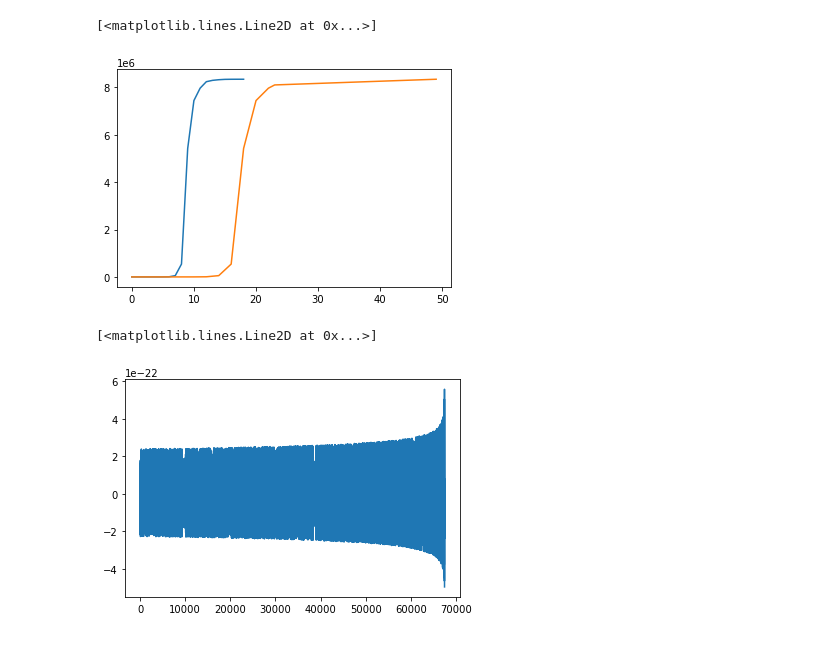
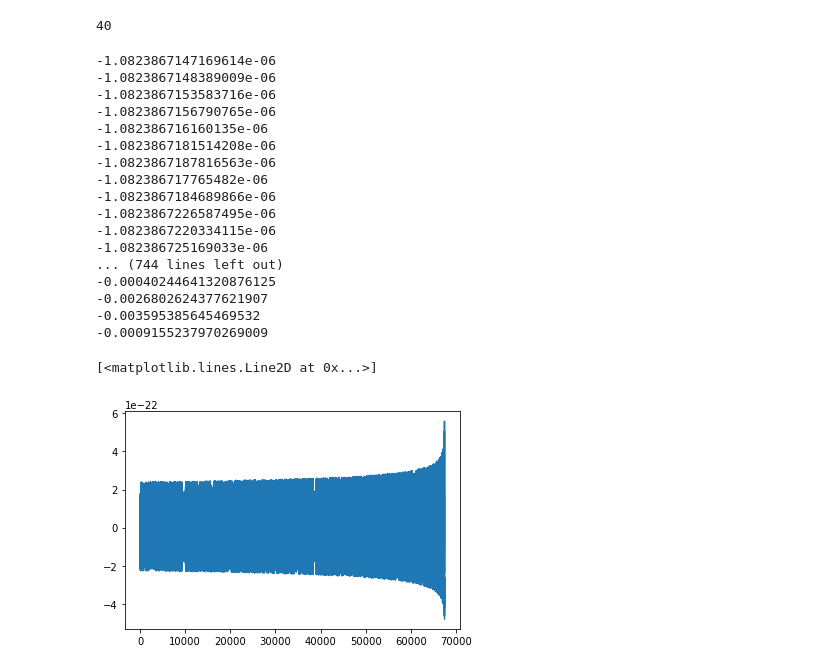
Before and after one commit to Shaun-F/GWGenerator, a Jupyter notebook: debugging/ODE_Solver.ipynb, the cells around one changed output. Drawn from its saved outputs; the diff is of its cells as text; code cells hidden in the pictures.

```diff
--- a/debugging/ODE_Solver.ipynb
+++ b/debugging/ODE_Solver.ipynb
@@ -213,9 +343,7 @@ plt.legend()
-# %%
-plt.plot(t)
-plt.plot(new_time_domain)
-# %% [output]
-[<matplotlib.lines.Line2D at 0x...>]
-[figure, removed]
+# %%
+len(t)
+# %% [output]
+40
 # %%
 M = 1e5
 m = 1e1
@@ -251,9 +379,28 @@ sumkwargs = {
 }
 
 MYwfgen = EMRIWaveform(inspiral_kwargs=inspiralkwargs.copy(), sum_kwargs=sumkwargs.copy(), use_gpu=use_gpu)
+PROCAwfgen = EMRIWithProcaWaveform(inspiral_kwargs=inspiralkwargs.copy(), sum_kwargs=sumkwargs.copy(), use_gpu=use_gpu)
 # %%
 wv = MYwfgen(M,m,a,p0,e0,1.,qS,phiS,qK,phiK,dist,T=5)
+wvp = PROCAwfgen(M,m,mu, a,p0,e0,1.,qS=qS,phiS=phiS,qK=qK,phiK=phiK,dist=dist,T=T, dt=dt)
 plt.plot(wv.real)
 # %% [output]
-[<matplotlib.lines.Line2D at 0x...>]
+-1.0823867147169614e-06
+-1.0823867148389009e-06
+-1.0823867153583716e-06
+-1.0823867156790765e-06
+-1.082386716160135e-06
+-1.0823867181514208e-06
+-1.0823867187816563e-06
+-1.082386717765482e-06
+-1.0823867184689866e-06
+-1.0823867226587495e-06
+-1.0823867220334115e-06
+-1.082386725169033e-06
+... (744 lines left out)
+-0.00040244641320876125
+-0.0026802624377621907
+-0.003595385645469532
+-0.0009155237970269009
+[<matplotlib.lines.Line2D at 0x...>]
-[figure, old version]
+[figure, new version]
```
Also changed, not shown: parts of 10 cells of this notebook, 4 other files.
